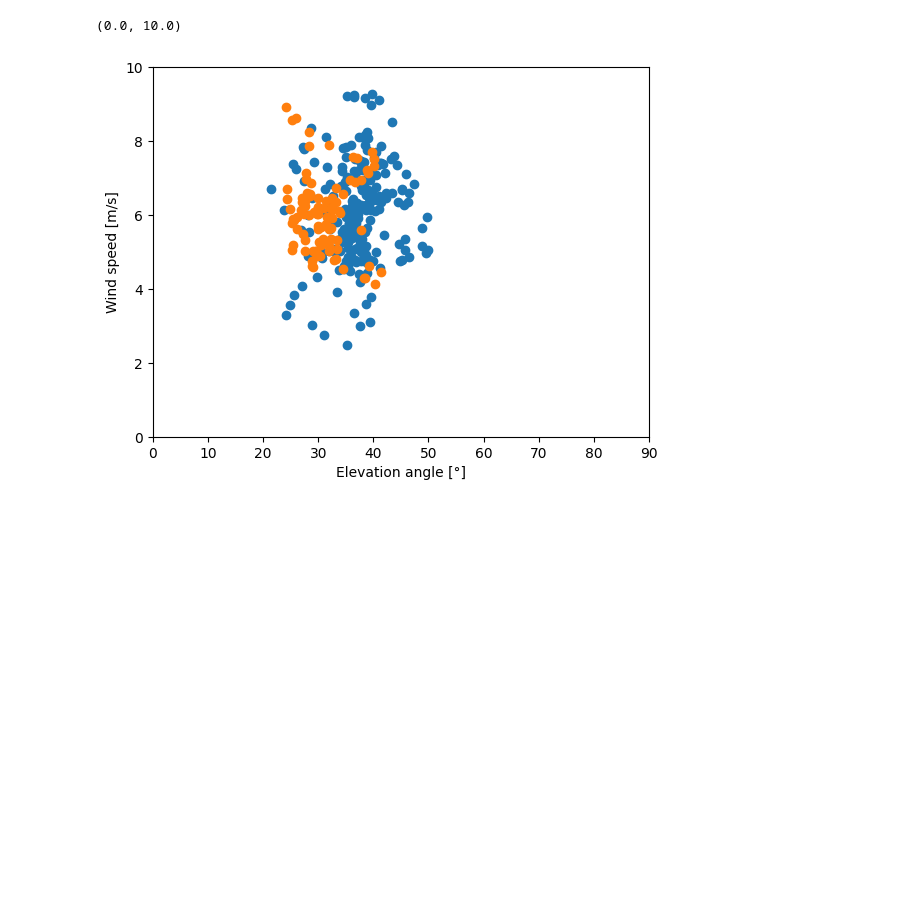
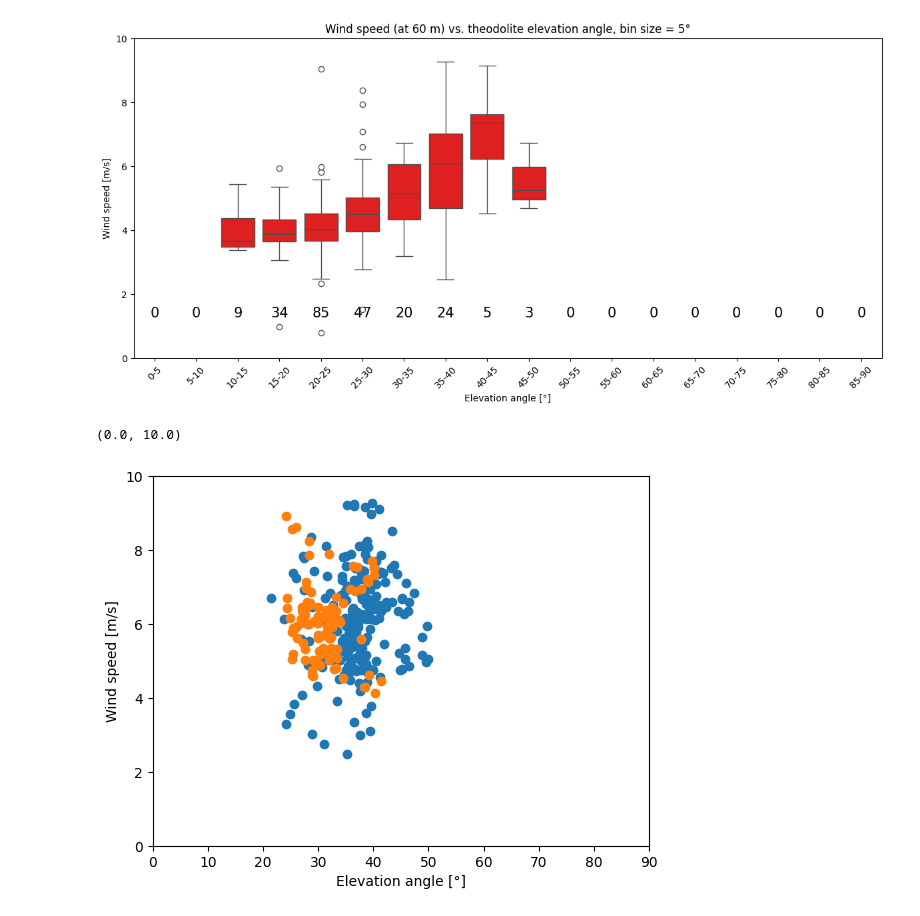
Before and after one commit to begumaltikulac/semikite, a Jupyter notebook: src/Data_Analysis/Correlation_angle_winspeed.ipynb, the cells around one changed output. Saved outputs shown, nothing was run; the diff lists cells and outputs as text; code cells hidden in the pictures; blank space fills up the shorter version.

Commit message:
restored interpolate functions and boxplot

```diff
--- a/src/Data_Analysis/Correlation_angle_winspeed.ipynb
+++ b/src/Data_Analysis/Correlation_angle_winspeed.ipynb
@@ -65,7 +25,7 @@ valid2 = datetime(2025, 8, 27, 9, 39, 0)  # 2025-08-27 11:39:00
 valid3 = datetime(2025, 8, 27, 9, 45, 0)  # 2025-08-27 11:45:00
 valid4 = datetime(2025, 8, 27, 9, 53, 0)  # 2025-08-27 11:53:00
 
-VEL_27_09_1 = ws_27_09_cut_inter.sel(time=slice(valid1, valid2))
-VEL_27_09_2 = ws_27_09_cut_inter.sel(time=slice(valid3, valid4))
-theo_27_09_1 = df_theo[(df_theo['time_sec'] >= valid1) & (df_theo['time_sec'] <= valid2)]
-theo_27_09_2 = df_theo[(df_theo['time_sec'] >= valid3) & (df_theo['time_sec'] <= valid4)]
+VEL_27_09_1 = ds_lidar_cut.sel(time=slice(valid1, valid2))
+VEL_27_09_2 = ds_lidar_cut.sel(time=slice(valid3, valid4))
+theo_27_09_1 = theo_interp.sel(time=slice(valid1, valid2))
+theo_27_09_2 = theo_interp.sel(time=slice(valid3, valid4))
@@ -103,0 +32,10 @@ xr.testing.assert_identical(ws_27_09_cut_inter, ws_funct)
+# %%
+ds_lidar_cut_0829, theo_interp_0829 = process_lidar_2theodolite(
+    lidar_file="Data_Lidar/20250829/combined_20250829.nc",
+    theoRot_file="Data_Theodolite/TheoRot_20250829_123352.txt",
+    theoGelb_file="Data_Theodolite/TheoGelb_20250829_124013.txt",
+    date_str="2025-08-29",
+    start_time_str="08:31:08",
+    azimuth_offsetRot= 129.1787,
+    azimuth_offsetGelb= 51.8498
+)
@@ -104,3 +124,29 @@ xr.testing.assert_identical(ws_27_09_cut_inter, ws_funct)
+# %%
+bins = np.arange(0, 91, bin_size)
+labels = [f"{int(bins[i])}-{int(bins[i+1])}" for i in range(len(bins)-1)] ### pretty labels
+
+# Elevation in bins
+df_all['elev_bin'] = pd.cut(df_all['elevation'], bins=bins, labels=labels, include_lowest=True)
+# %%
+plt.figure(figsize=(12,6))
+sns.boxplot(x='elev_bin', y='wind_speed', data=df_all, color='r')
+
+plt.xlabel('Elevation angle [°]')
+plt.ylabel('Wind speed [m/s]')
+plt.title(f'Wind speed (at {height_value} m) vs. theodolite elevation angle, bin size = {bin_size}°')
+plt.xticks(rotation=45)
+plt.ylim(0, 10)
+
+# Show data points per bin
+counts = df_all.groupby('elev_bin').size()
+ax = plt.gca()
+for i, bin_label in enumerate(labels):
+    ax.text(i, 1.2, str(counts.get(bin_label,0)), ha='center', va='bottom', fontsize=15)
+
+plt.tight_layout()
+plt.show()
+# %% [output]
+[figure, added]
 # %%
 fig = plt.figure()
 plt.scatter(theo_27_09_1['elevation'], VEL_27_09_1.sel(height=60))
```
Also changed, not shown: parts of 13 cells of this notebook, 14 other files.
